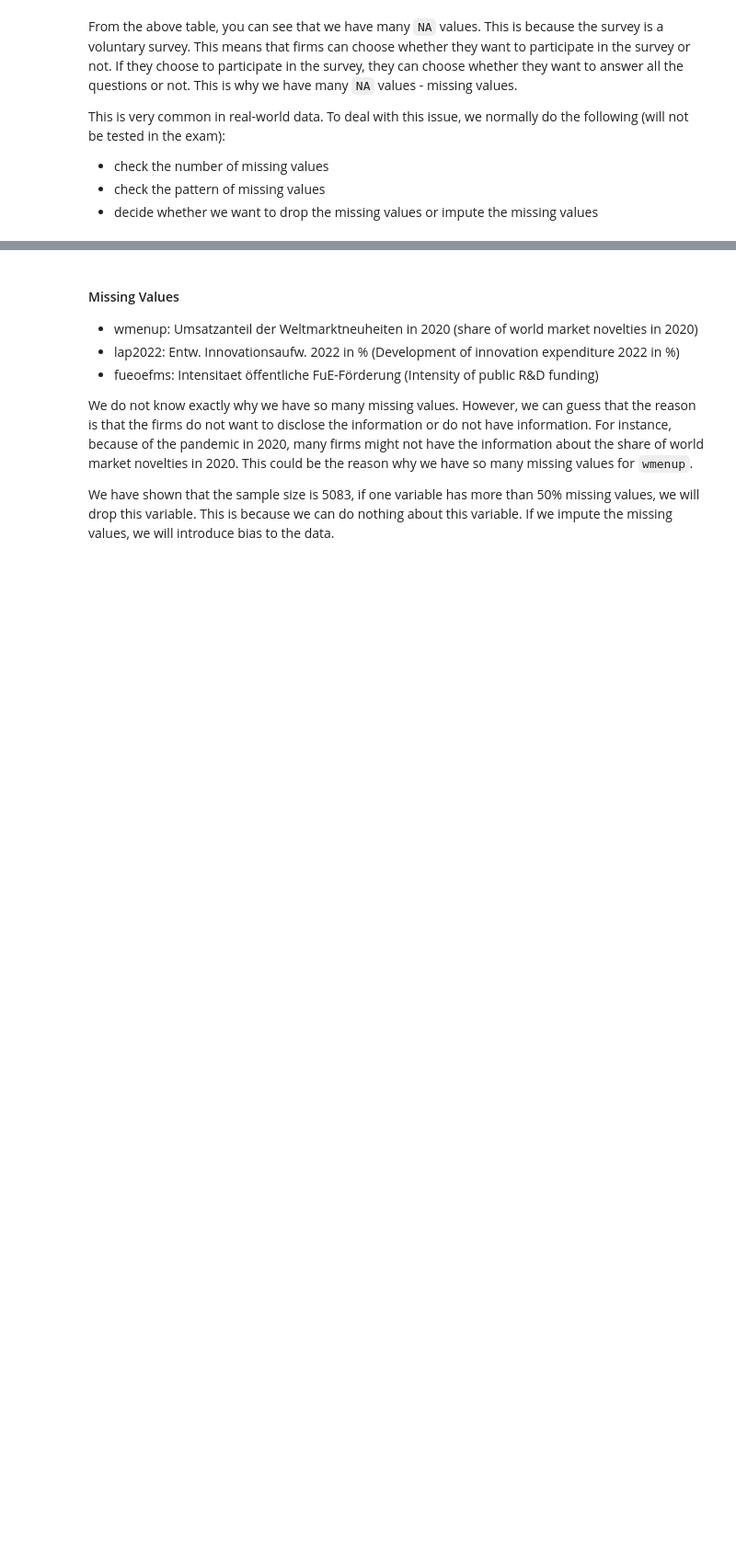
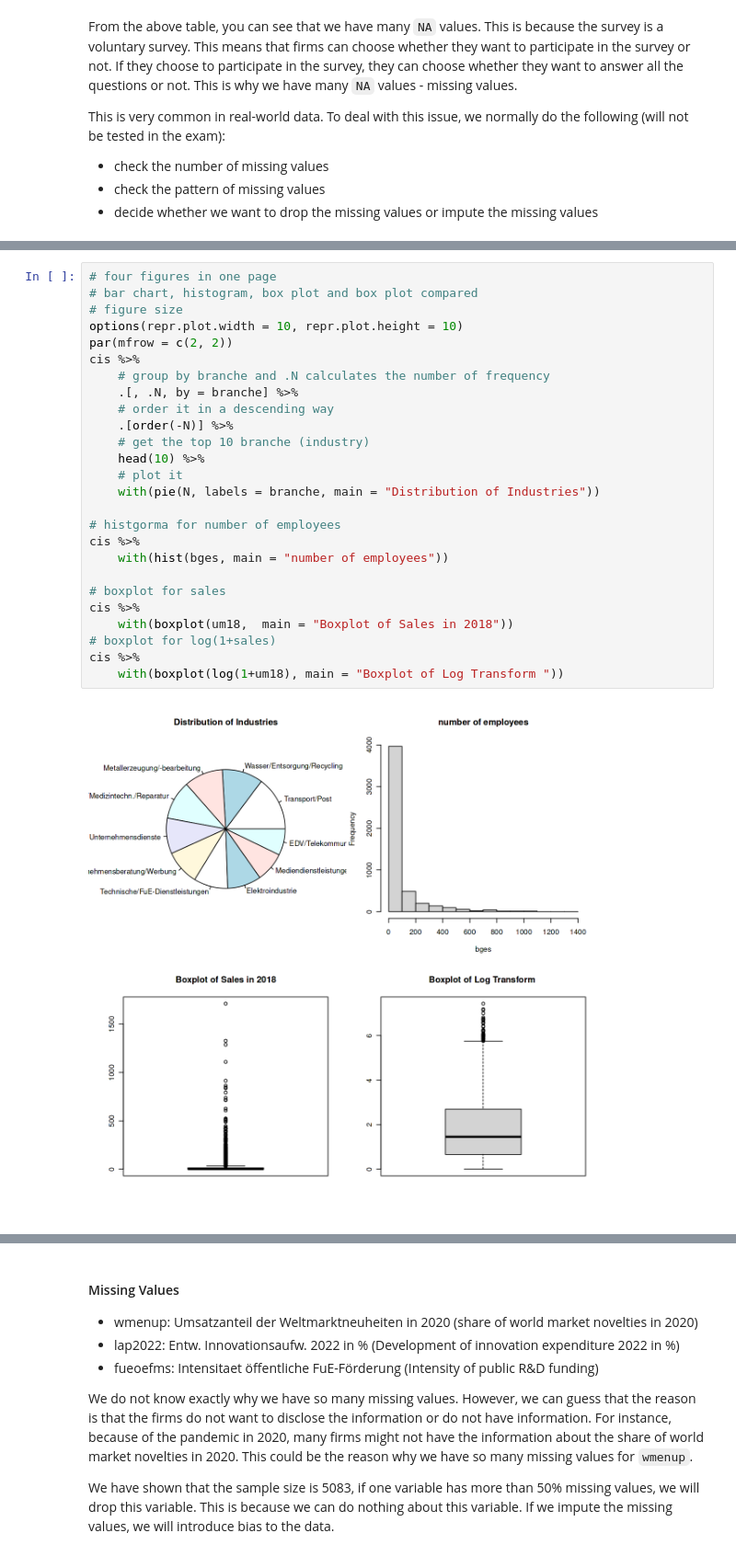
Before and after one commit to oceanumeric/data-science-go-small, a Jupyter notebook: all-in-one-for-the-exam/all-in-one.ipynb, the cells around one changed output, grey strips where cells are left out. Shown at 92% size. Drawn from its saved outputs; the diff is of its cells as text; blank space fills up the shorter version.

```diff
--- a/all-in-one-for-the-exam/all-in-one.ipynb
+++ b/all-in-one-for-the-exam/all-in-one.ipynb
@@ -110,0 +148,28 @@ cis %>%
+# %%
+# four figures in one page
+# bar chart, histogram, box plot and box plot compared
+# figure size
+options(repr.plot.width = 10, repr.plot.height = 10)
+par(mfrow = c(2, 2))
+cis %>%
+    # group by branche and .N calculates the number of frequency
+    .[, .N, by = branche] %>%
+    # order it in a descending way
+    .[order(-N)] %>%
+    # get the top 10 branche (industry)
+    head(10) %>%
+    # plot it
+    with(pie(N, labels = branche, main = "Distribution of Industries"))
+
+# histgorma for number of employees
+cis %>%
+    with(hist(bges, main = "number of employees"))
+
+# boxplot for sales
+cis %>%
+    with(boxplot(um18,  main = "Boxplot of Sales in 2018"))
+# boxplot for log(1+sales)
+cis %>%
+    with(boxplot(log(1+um18), main = "Boxplot of Log Transform "))
+# %% [output]
+[figure, added]
```
Also changed, not shown: parts of 4 cells of this notebook, 4 other files.
